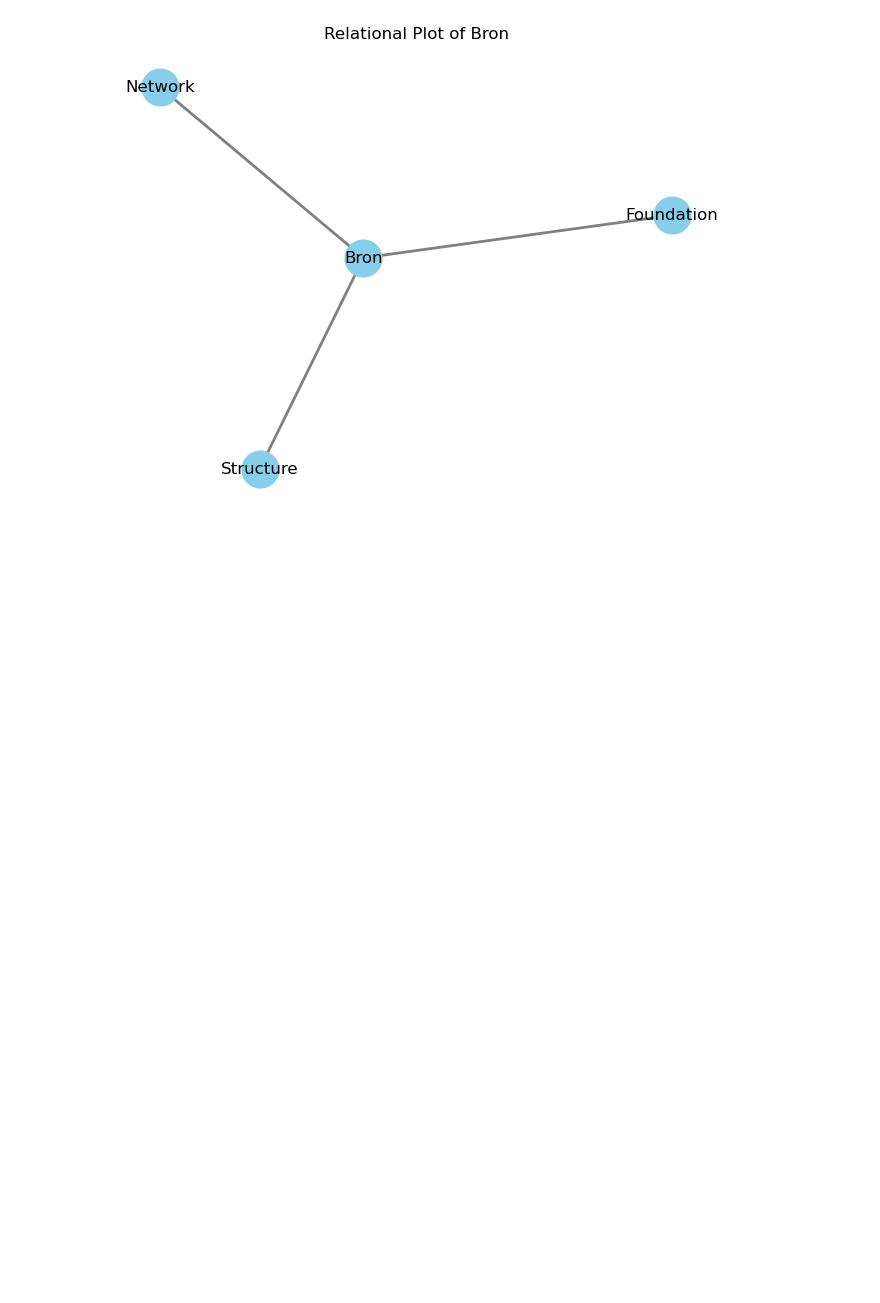
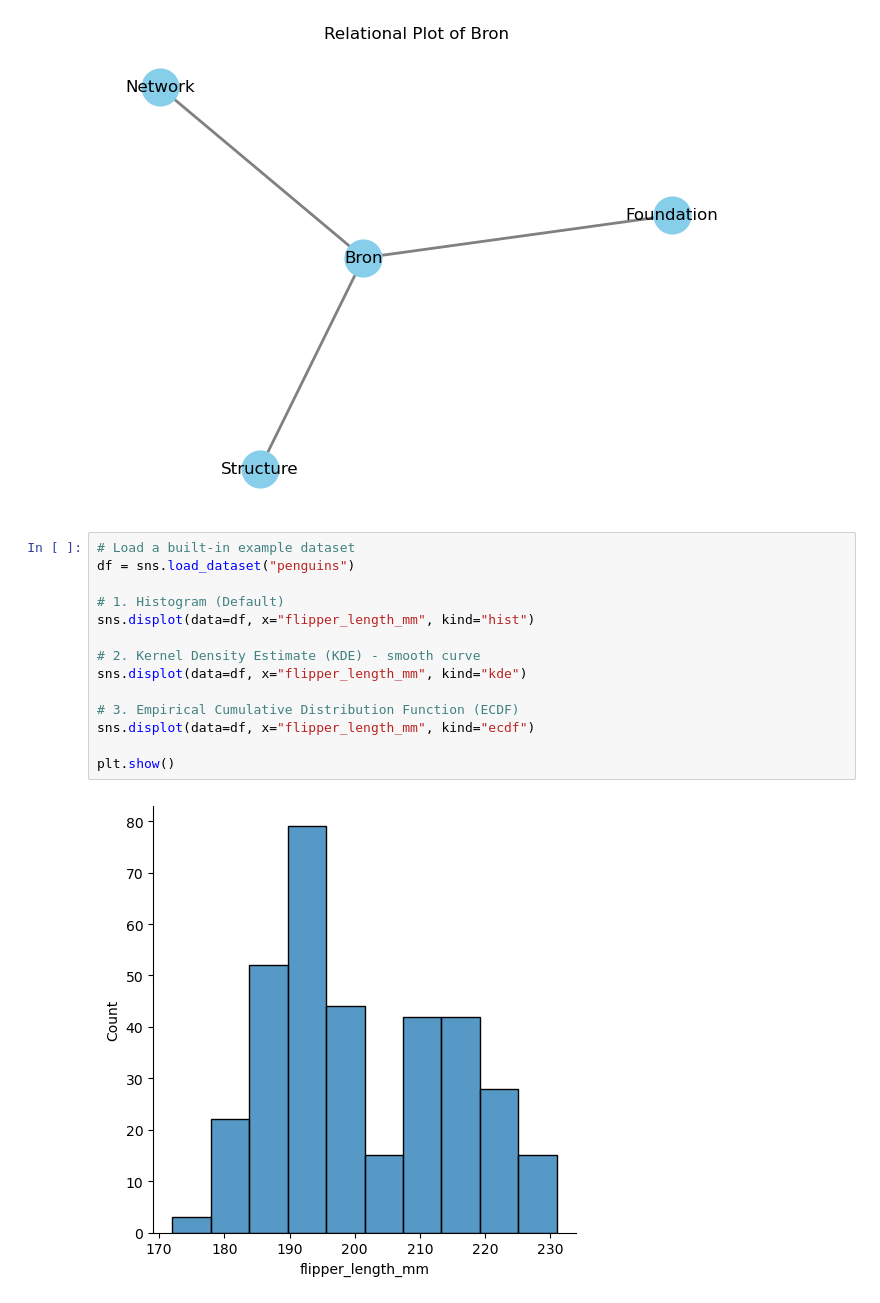
Before and after one commit to anurajrajak005/Seaborn-Daily-Practice, a Jupyter notebook: seaborn.ipynb, the cells around one changed output. Cells and saved outputs as stored; diff of their text form; blank space fills up the shorter version.

```diff
--- a/seaborn.ipynb
+++ b/seaborn.ipynb
@@ -50,3 +50,19 @@ plt.axis("off")
 plt.show()
 # %% [output]
 [figure]
+# %%
+# Load a built-in example dataset
+df = sns.load_dataset("penguins")
+
+# 1. Histogram (Default)
+sns.displot(data=df, x="flipper_length_mm", kind="hist")
+
+# 2. Kernel Density Estimate (KDE) - smooth curve
+sns.displot(data=df, x="flipper_length_mm", kind="kde")
+
+# 3. Empirical Cumulative Distribution Function (ECDF)
+sns.displot(data=df, x="flipper_length_mm", kind="ecdf")
+
+plt.show()
+# %% [output]
+[figure, added]
```
Also changed, not shown: parts of 1 cell of this notebook.
